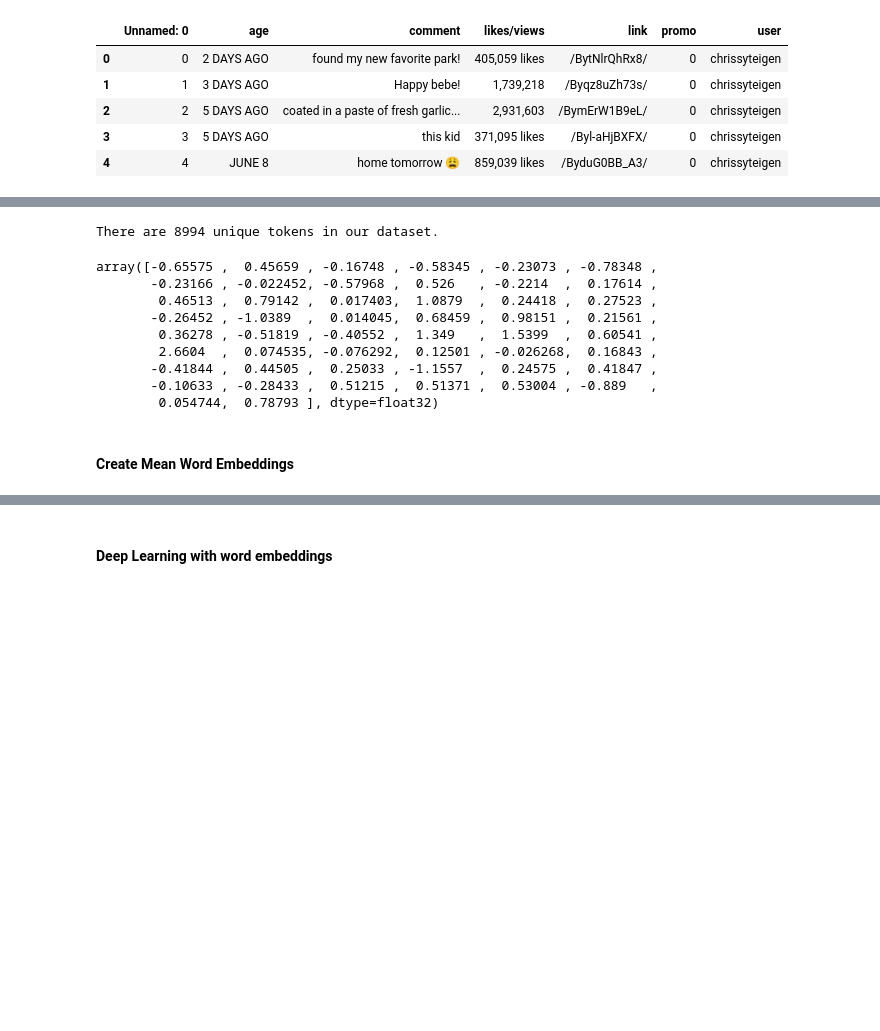
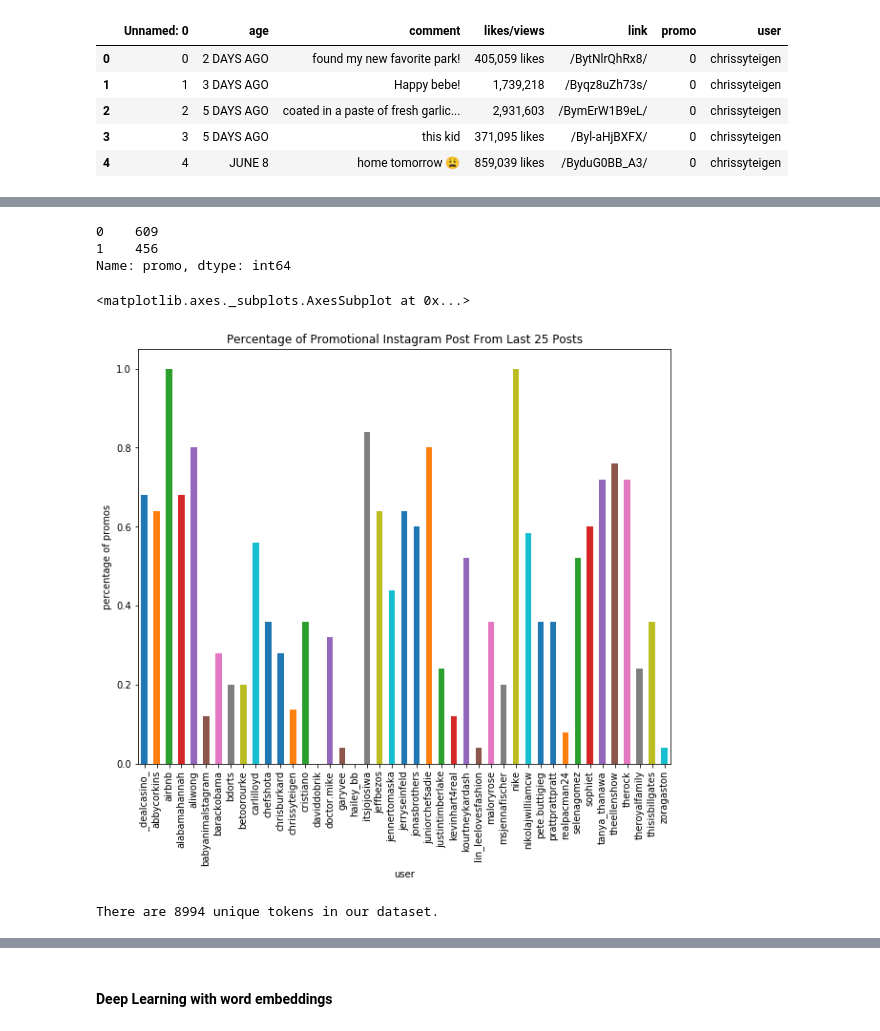
Before and after one commit to kayschulz/detecting_promotional_instagrams, a Jupyter notebook: first_model_1.ipynb, the cells around one changed output, grey strips where cells are left out. Saved outputs shown, nothing was run; the diff lists cells and outputs as text; code cells hidden in the pictures; blank space fills up the shorter version.

```diff
--- a/first_model_1.ipynb
+++ b/first_model_1.ipynb
@@ -21,3 +33,21 @@ posts_df.shape
+# %%
+posts_df['promo'].value_counts()
+# %% [output]
+0    609
+1    456
+Name: promo, dtype: int64
+# %%
+average_promos_by_user = posts_df.groupby('user')['promo'].mean()
+average_promos_by_user.head()
+# %%
+plt.figure(figsize=(10,8))
+plt.xlabel('user')
+plt.ylabel('percentage of promos')
+plt.title('Percentage of Promotional Instagram Post From Last 25 Posts')
+average_promos_by_user.plot.bar()
+# %% [output]
+<matplotlib.axes._subplots.AxesSubplot at 0x...>
+[figure, added]
 # %%
 target = posts_df.promo
 data = posts_df['comment'].map(word_tokenize).values
@@ -38,14 +58,0 @@ with open('data/glove_data/glove.6B.50d.txt', 'rb') as f:
-# %%
-glove['cool']
-# %% [output]
-array([-0.65575 ,  0.45659 , -0.16748 , -0.58345 , -0.23073 , -0.78348 ,
-       -0.23166 , -0.022452, -0.57968 ,  0.526   , -0.2214  ,  0.17614 ,
-        0.46513 ,  0.79142 ,  0.017403,  1.0879  ,  0.24418 ,  0.27523 ,
-       -0.26452 , -1.0389  ,  0.014045,  0.68459 ,  0.98151 ,  0.21561 ,
-        0.36278 , -0.51819 , -0.40552 ,  1.349   ,  1.5399  ,  0.60541 ,
-        2.6604  ,  0.074535, -0.076292,  0.12501 , -0.026268,  0.16843 ,
-       -0.41844 ,  0.44505 ,  0.25033 , -1.1557  ,  0.24575 ,  0.41847 ,
-       -0.10633 , -0.28433 ,  0.51215 ,  0.51371 ,  0.53004 , -0.889   ,
-        0.054744,  0.78793 ], dtype=float32)
-# %% [markdown]
-#### Create Mean Word Embeddings
```
Also changed, not shown: parts of 27 cells of this notebook, 1 other file.
